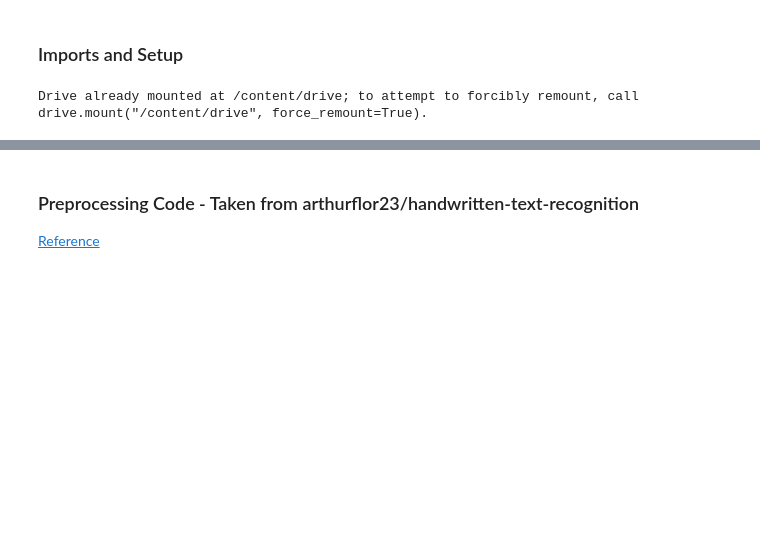
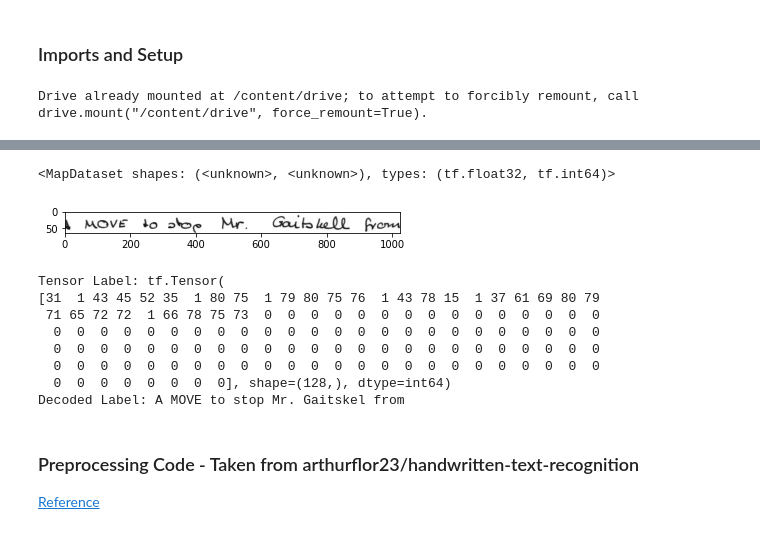
Before and after one commit to ericburdett/hwr, a Jupyter notebook: notebook-tf.ipynb, the cells around one changed output, grey strips where cells are left out. Saved outputs shown, nothing was run; the diff lists cells and outputs as text; code cells hidden in the pictures; blank space fills up the shorter version.

```diff
--- a/notebook-tf.ipynb
+++ b/notebook-tf.ipynb
@@ -68,3 +205,26 @@ Drive already mounted at /content/drive; to attempt to forcibly remount, call dr
+# %%
+image_dataset = tf.data.TFRecordDataset('iam.tfrecords')
+
+parsed_image_dataset = image_dataset.map(read_tfrecord)
+parsed_image_dataset
+# %% [output]
+<MapDataset shapes: (<unknown>, <unknown>), types: (tf.float32, tf.int64)>
+# %%
+for image_features in parsed_image_dataset.take(1):
+  plt.imshow(tf.transpose(tf.squeeze(image_features[0])), cmap='gray')
+  plt.pause(.1)
+  print('Tensor Label:', image_features[1])
+  print('Decoded Label:', Encoder(sequence_size=128).idxs_to_str(image_features[1]))
+# %% [output]
+[figure, added]
+Tensor Label: tf.Tensor(
+[31  1 43 45 52 35  1 80 75  1 79 80 75 76  1 43 78 15  1 37 61 69 80 79
+ 71 65 72 72  1 66 78 75 73  0  0  0  0  0  0  0  0  0  0  0  0  0  0  0
+  0  0  0  0  0  0  0  0  0  0  0  0  0  0  0  0  0  0  0  0  0  0  0  0
+  0  0  0  0  0  0  0  0  0  0  0  0  0  0  0  0  0  0  0  0  0  0  0  0
+  0  0  0  0  0  0  0  0  0  0  0  0  0  0  0  0  0  0  0  0  0  0  0  0
+  0  0  0  0  0  0  0  0], shape=(128,), dtype=int64)
+Decoded Label: A MOVE to stop Mr. Gaitskel from
 # %% [markdown]
 ### Preprocessing Code - Taken from arthurflor23/handwritten-text-recognition
 
```
Also changed, not shown: parts of 23 cells of this notebook.
